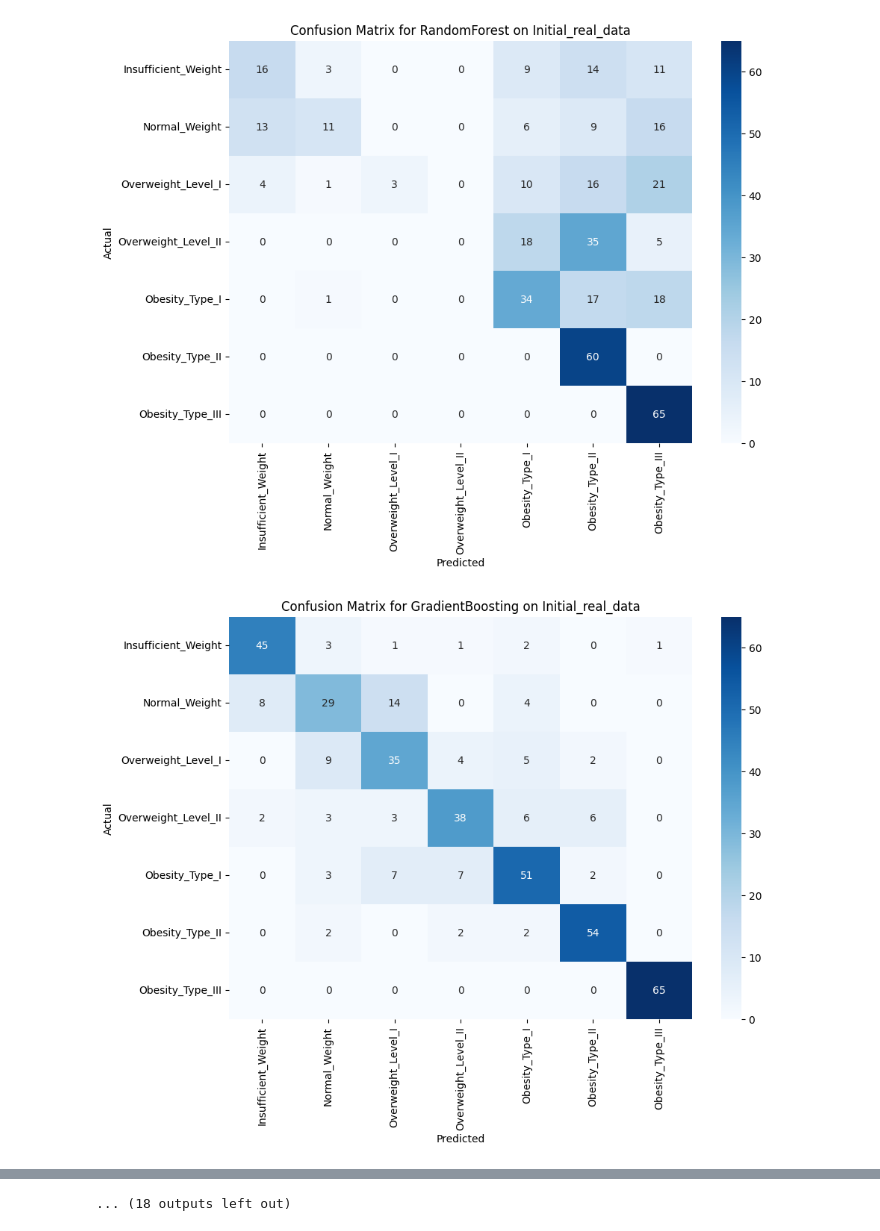
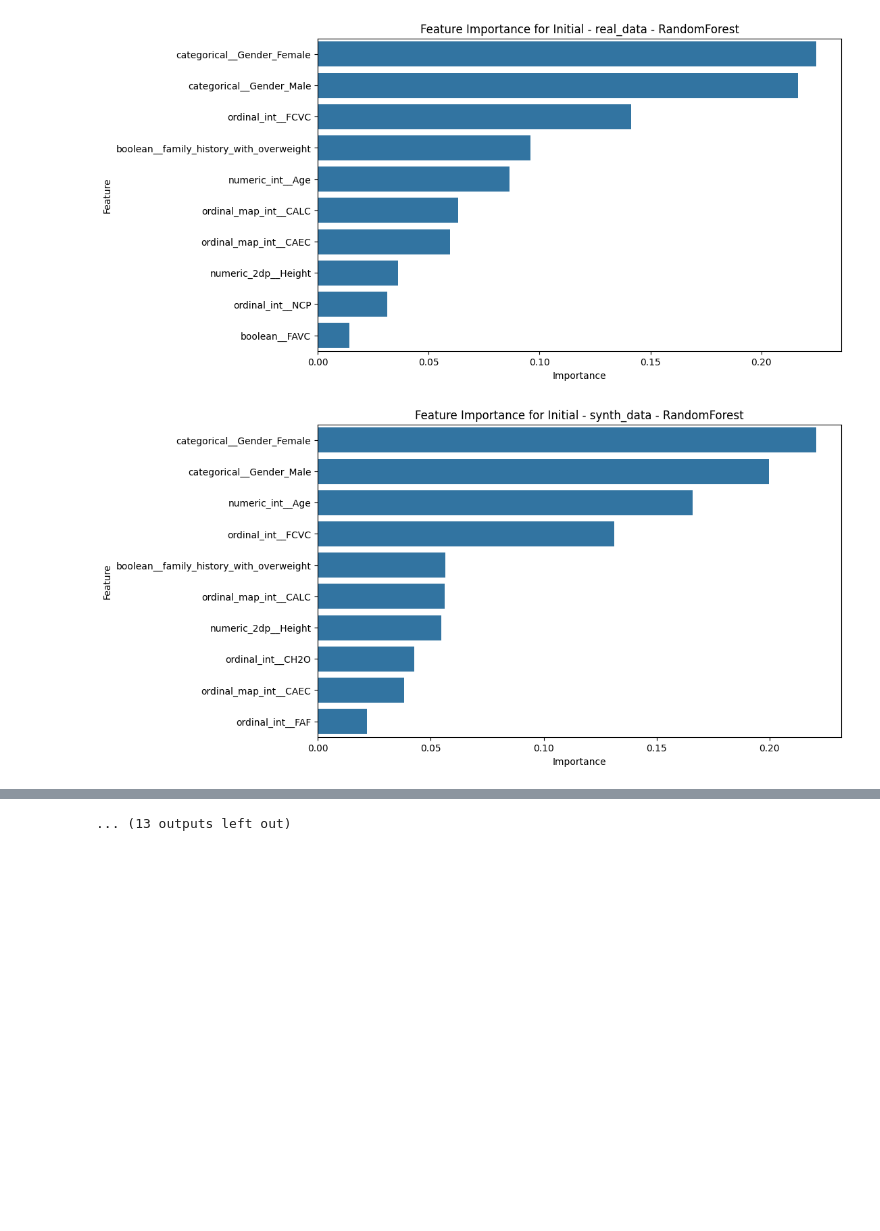
Before and after one commit to ibveecnk/data-mining-project, a Jupyter notebook: 04 Evaluation.ipynb, the cells around one changed output, grey strips where cells are left out. Saved outputs shown, nothing was run; the diff lists cells and outputs as text; code cells hidden in the pictures; blank space fills up the shorter version.

```diff
--- a/04 Evaluation.ipynb
+++ b/04 Evaluation.ipynb
@@ -92,17 +150,15 @@ Dataset: Initial_real_data
 # %%
-# Plot confusion matrices
-for (dataset, model_name), cm_df in cm.items():
-    plt.figure(figsize=(10, 7))
-
-    # Remap the labels to their original names
-    cm_df = pd.DataFrame(cm_df, index=[reversed_target_map[i] for i in range(len(reversed_target_map))],
-                         columns=[reversed_target_map[i] for i in range(len(reversed_target_map))])
-
-    sns.heatmap(cm_df, annot=True, fmt='d', cmap='Blues')
-    plt.title(f"Confusion Matrix for {model_name} on {dataset}")
-    plt.xlabel('Predicted')
-    plt.ylabel('Actual')
-    plt.show()
+# Plot feature importance
+for approach, models in plots.items():
+    for model_name, datasets in models.items():
+        for dataset_name, model_results in datasets.items():
+            if model_results['fi'] is not None:
+                plt.figure(figsize=(10, 6))
+                sns.barplot(x='Importance', y='Feature', data=model_results['fi'].head(10))
+                plt.title(f'Feature Importance for {approach} - {dataset_name} - {model_name}')
+                plt.xlabel('Importance')
+                plt.ylabel('Feature')
+                plt.show()
 # %% [output]
-[figure, old version]
+[figure, new version]
-[figure, old version]
+[figure, new version]
@@ -119 +175 @@ for (dataset, model_name), cm_df in cm.items():
-... (18 outputs left out)
+... (13 outputs left out)
```
Also changed, not shown: parts of 9 cells of this notebook.
